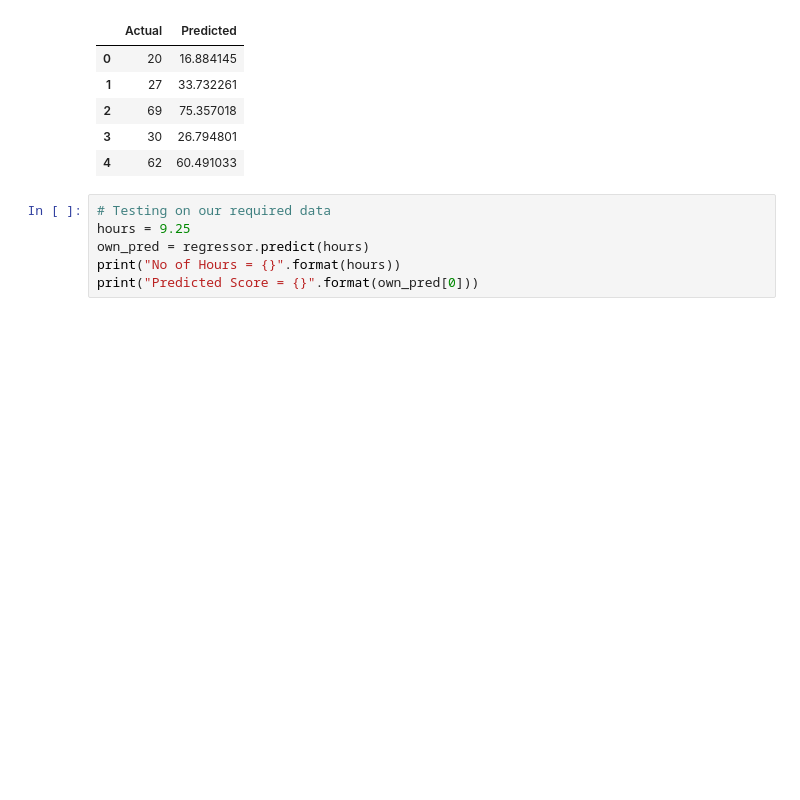
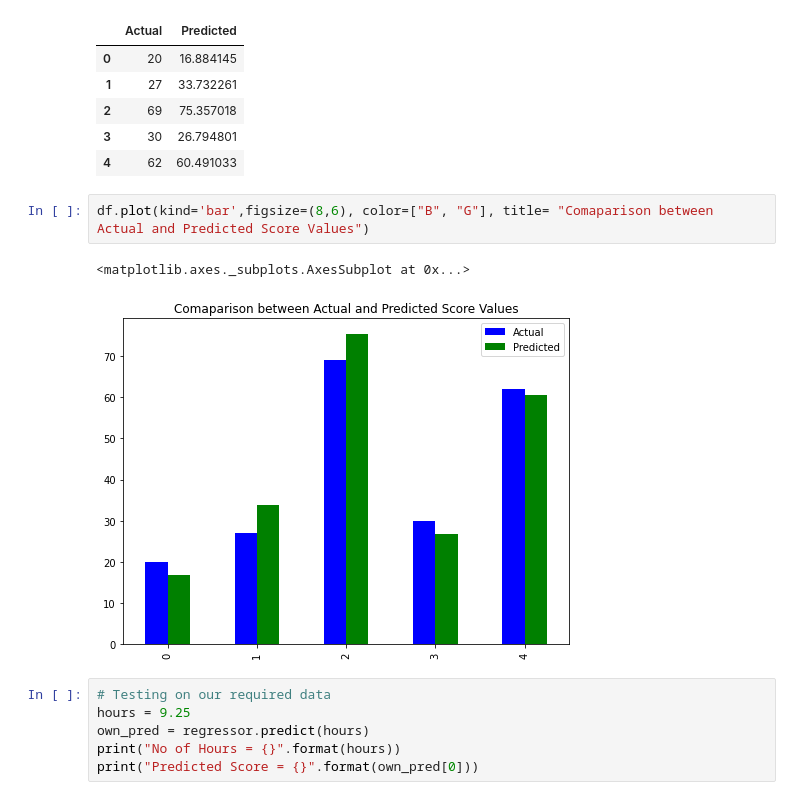
Before and after one commit to harshit9665/Prediction-of-Student-Marks-through-Regression, a Jupyter notebook: Prediction of Student Marks based on Study Hours.ipynb, the cells around one changed output. Cells and saved outputs as stored; diff of their text form; blank space fills up the shorter version.

```diff
--- a/Prediction of Student Marks based on Study Hours.ipynb
+++ b/Prediction of Student Marks based on Study Hours.ipynb
@@ -103,6 +106,11 @@ df
 | 2 | 69 | 75.357018 |
 | 3 | 30 | 26.794801 |
 | 4 | 62 | 60.491033 |
+# %%
+df.plot(kind='bar',figsize=(8,6), color=["B", "G"], title= "Comaparison between Actual and Predicted Score Values")
+# %% [output]
+<matplotlib.axes._subplots.AxesSubplot at 0x...>
+[figure, added]
 # %%
 # Testing on our required data
 hours = 9.25
```
Also changed, not shown: parts of 1 cell of this notebook.
